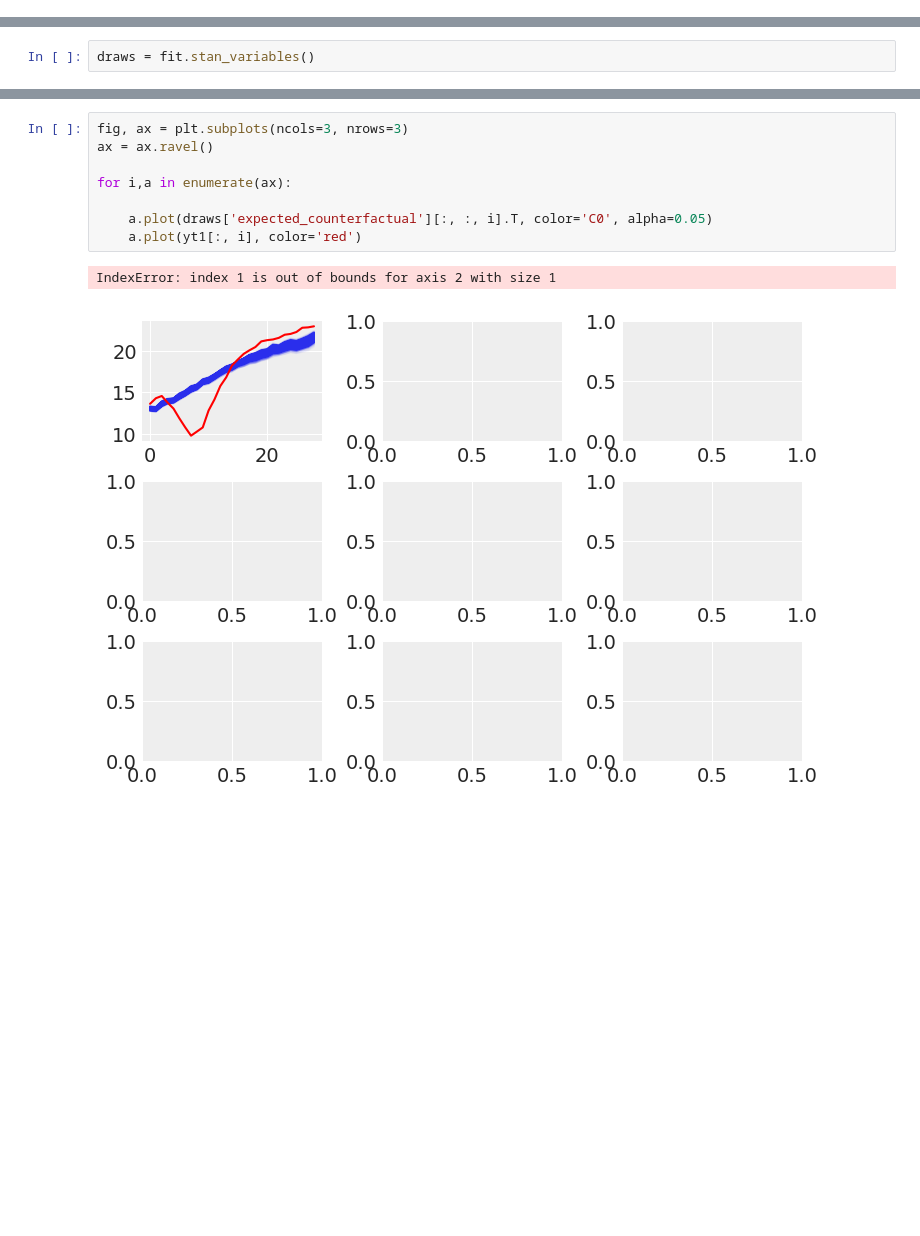
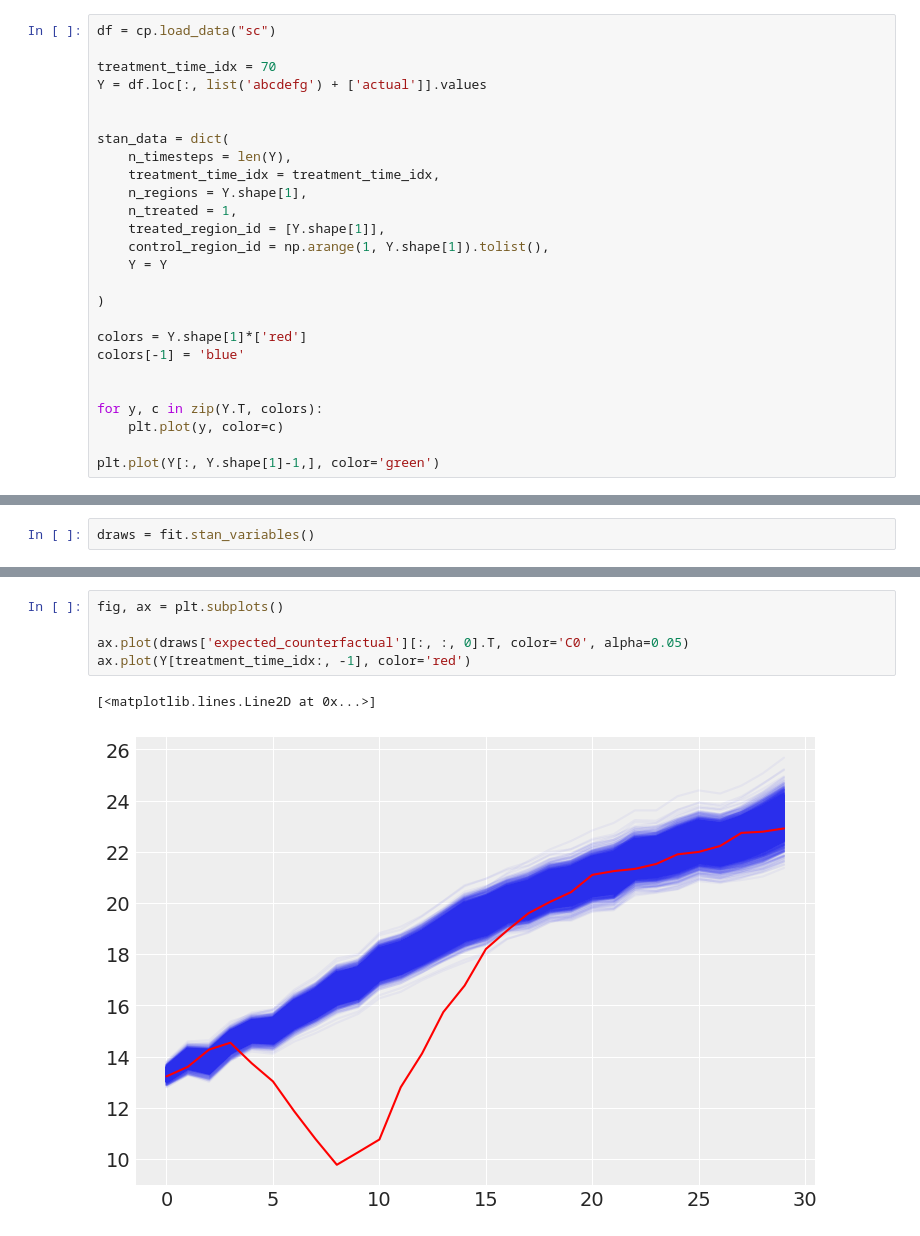
Before and after one commit to Dpananos/BayesSyntheticControl, a Jupyter notebook: geo.ipynb, the cells around one changed output, grey strips where cells are left out. Cells and saved outputs as stored; diff of their text form; blank space fills up the shorter version.

```diff
--- a/geo.ipynb
+++ b/geo.ipynb
@@ -99,0 +66,26 @@ plt.plot(np.r_[yc0, yc1], color = 'red')
+# %%
+df = cp.load_data("sc")
+
+treatment_time_idx = 70
+Y = df.loc[:, list('abcdefg') + ['actual']].values
+
+
+stan_data = dict(
+    n_timesteps = len(Y),
+    treatment_time_idx = treatment_time_idx,
+    n_regions = Y.shape[1],
+    n_treated = 1,
+    treated_region_id = [Y.shape[1]],
+    control_region_id = np.arange(1, Y.shape[1]).tolist(),
+    Y = Y
+
+)
+
+colors = Y.shape[1]*['red']
+colors[-1] = 'blue'
+
+
+for y, c in zip(Y.T, colors):
+    plt.plot(y, color=c)
+
+plt.plot(Y[:, Y.shape[1]-1,], color='green')
@@ -147,14 +150,11 @@ IndexError: index 1 is out of bounds for axis 2 with size 1
 # %%
-fig, ax = plt.subplots(ncols=3, nrows=3)
-ax = ax.ravel()
+fig, ax = plt.subplots()
 
-for i,a in enumerate(ax):
-
-    a.plot(draws['expected_counterfactual'][:, :, i].T, color='C0', alpha=0.05)
-    a.plot(yt1[:, i], color='red')
+ax.plot(draws['expected_counterfactual'][:, :, 0].T, color='C0', alpha=0.05)
+ax.plot(Y[treatment_time_idx:, -1], color='red')
 # %% [output]
-IndexError: index 1 is out of bounds for axis 2 with size 1
+[<matplotlib.lines.Line2D at 0x...>]
-[figure, old version]
+[figure, new version]
 # %%
 plt.hist(draws['total_lift'], edgecolor='white')
 # %% [output]
```
Also changed, not shown: parts of 8 cells of this notebook, 2 other files.
